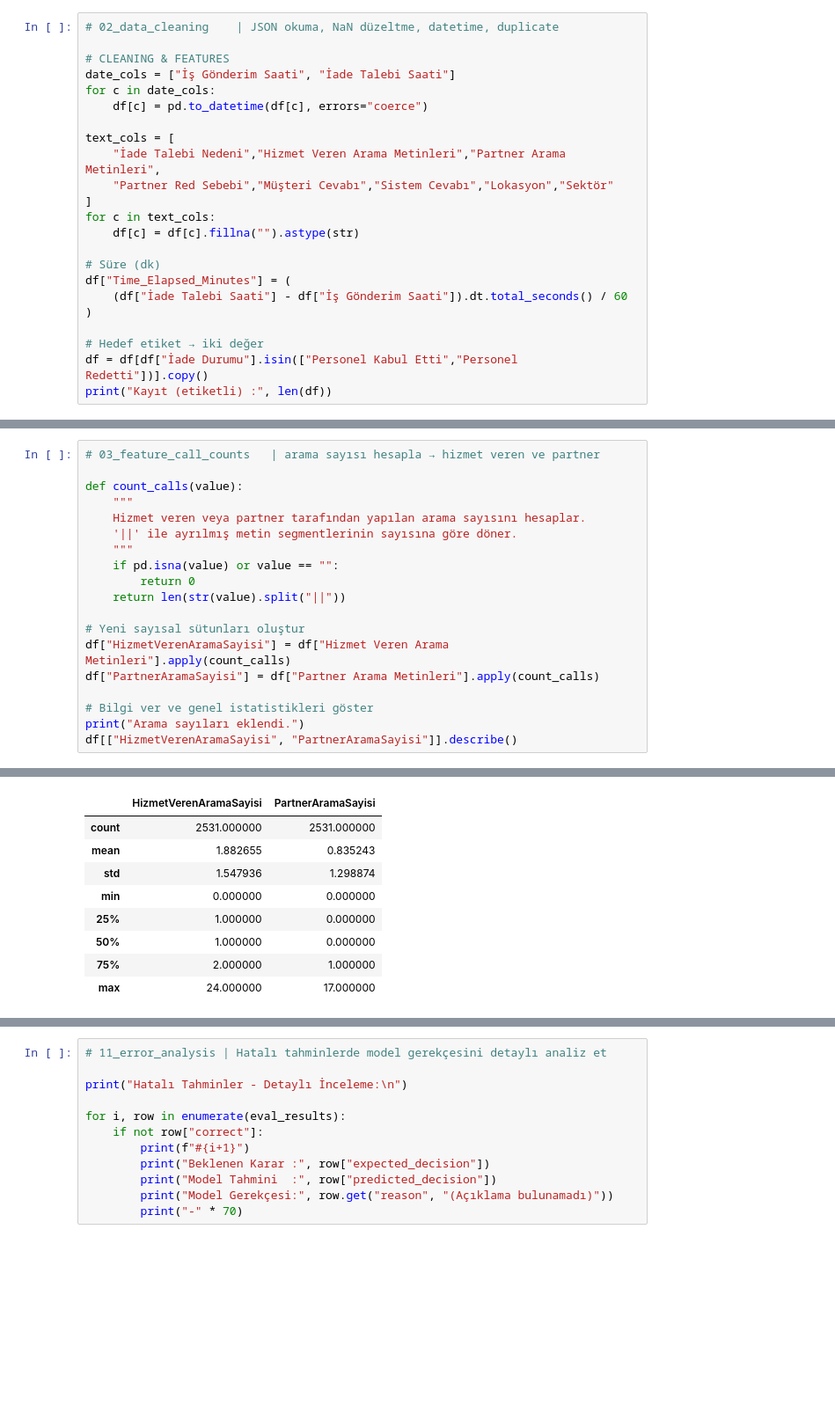
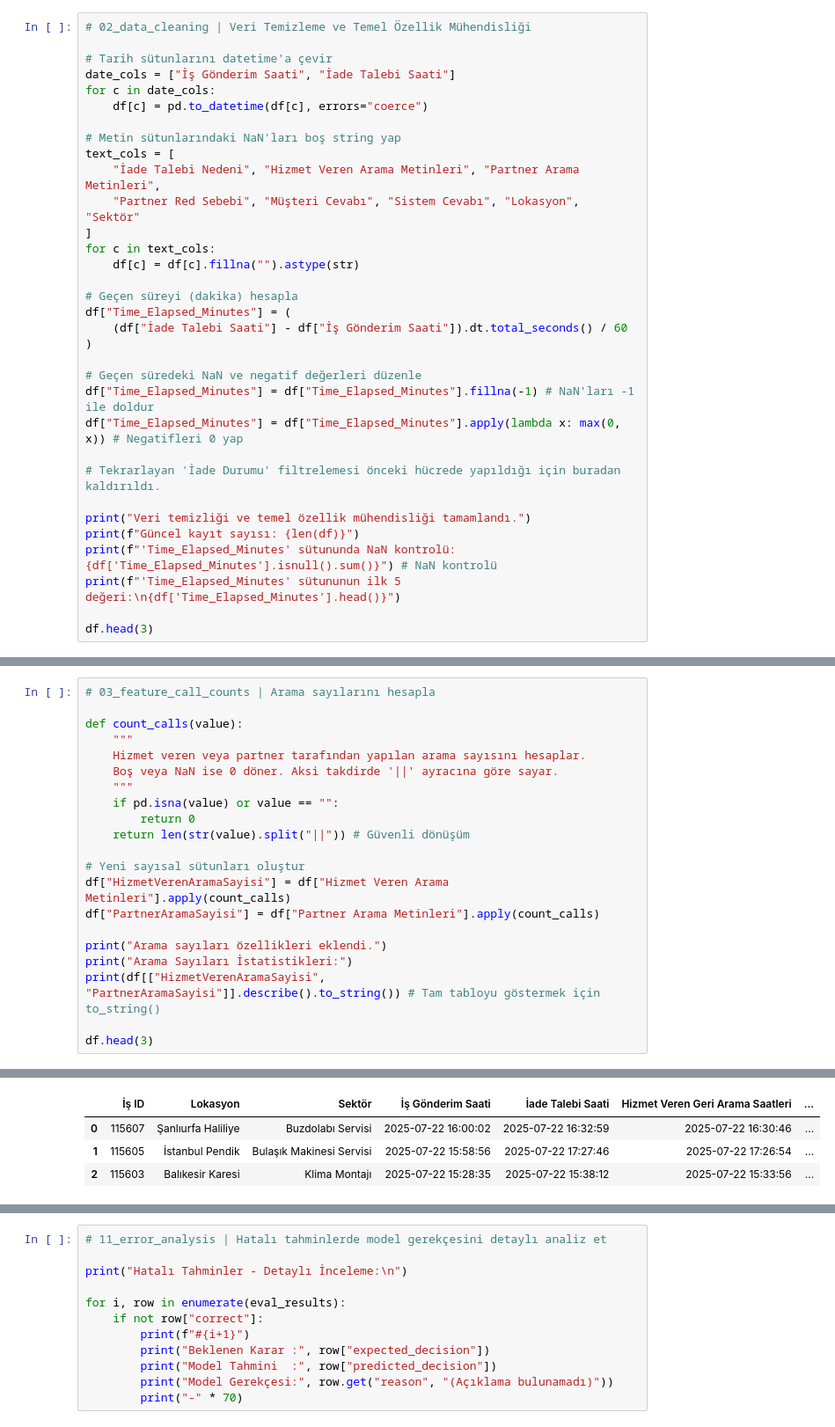
Before and after one commit to berkaybakac/gpt-refund-decision-finetune, a Jupyter notebook: proje_analiz.ipynb, the cells around one changed output, grey strips where cells are left out. Shown at 88% size. Drawn from its saved outputs; the diff is of its cells as text; blank space fills up the shorter version.

```diff
--- a/proje_analiz.ipynb
+++ b/proje_analiz.ipynb
@@ -47,24 +108,34 @@ Veri yüklendi | Kayıt : 3000
 # %%
-# 02_data_cleaning    | JSON okuma, NaN düzeltme, datetime, duplicate
+# 02_data_cleaning | Veri Temizleme ve Temel Özellik Mühendisliği
 
-# CLEANING & FEATURES
+# Tarih sütunlarını datetime'a çevir
 date_cols = ["İş Gönderim Saati", "İade Talebi Saati"]
 for c in date_cols:
     df[c] = pd.to_datetime(df[c], errors="coerce")
 
+# Metin sütunlarındaki NaN'ları boş string yap
 text_cols = [
-    "İade Talebi Nedeni","Hizmet Veren Arama Metinleri","Partner Arama Metinleri",
-    "Partner Red Sebebi","Müşteri Cevabı","Sistem Cevabı","Lokasyon","Sektör"
+    "İade Talebi Nedeni", "Hizmet Veren Arama Metinleri", "Partner Arama Metinleri",
+    "Partner Red Sebebi", "Müşteri Cevabı", "Sistem Cevabı", "Lokasyon", "Sektör"
 ]
 for c in text_cols:
     df[c] = df[c].fillna("").astype(str)
 
-# Süre (dk)
+# Geçen süreyi (dakika) hesapla
 df["Time_Elapsed_Minutes"] = (
     (df["İade Talebi Saati"] - df["İş Gönderim Saati"]).dt.total_seconds() / 60
 )
 
-# Hedef etiket → iki değer
-df = df[df["İade Durumu"].isin(["Personel Kabul Etti","Personel Redetti"])].copy()
-print("Kayıt (etiketli) :", len(df))
+# Geçen süredeki NaN ve negatif değerleri düzenle
+df["Time_Elapsed_Minutes"] = df["Time_Elapsed_Minutes"].fillna(-1) # NaN'ları -1 ile doldur
+df["Time_Elapsed_Minutes"] = df["Time_Elapsed_Minutes"].apply(lambda x: max(0, x)) # Negatifleri 0 yap
+
+# Tekrarlayan 'İade Durumu' filtrelemesi önceki hücrede yapıldığı için buradan kaldırıldı.
+
+print("Veri temizliği ve temel özellik mühendisliği tamamlandı.")
+print(f"Güncel kayıt sayısı: {len(df)}")
+print(f"'Time_Elapsed_Minutes' sütununda NaN kontrolü: {df['Time_Elapsed_Minutes'].isnull().sum()}") # NaN kontrolü
+print(f"'Time_Elapsed_Minutes' sütununun ilk 5 değeri:\n{df['Time_Elapsed_Minutes'].head()}")
+
+df.head(3)
 # %% [output]
@@ -72,20 +156,22 @@ Kayıt (etiketli) : 2531
 # %%
-# 03_feature_call_counts   | arama sayısı hesapla → hizmet veren ve partner
+# 03_feature_call_counts | Arama sayılarını hesapla
 
 def count_calls(value):
     """
     Hizmet veren veya partner tarafından yapılan arama sayısını hesaplar.
-    '||' ile ayrılmış metin segmentlerinin sayısına göre döner.
+    Boş veya NaN ise 0 döner. Aksi takdirde '||' ayracına göre sayar.
     """
     if pd.isna(value) or value == "":
         return 0
-    return len(str(value).split("||"))
+    return len(str(value).split("||")) # Güvenli dönüşüm
 
 # Yeni sayısal sütunları oluştur
 df["HizmetVerenAramaSayisi"] = df["Hizmet Veren Arama Metinleri"].apply(count_calls)
 df["PartnerAramaSayisi"] = df["Partner Arama Metinleri"].apply(count_calls)
 
-# Bilgi ver ve genel istatistikleri göster
-print("Arama sayıları eklendi.")
-df[["HizmetVerenAramaSayisi", "PartnerAramaSayisi"]].describe()
+print("Arama sayıları özellikleri eklendi.")
+print("Arama Sayıları İstatistikleri:")
+print(df[["HizmetVerenAramaSayisi", "PartnerAramaSayisi"]].describe().to_string()) # Tam tabloyu göstermek için to_string()
+
+df.head(3)
 # %% [output]
@@ -93,9 +189,4 @@ Arama sayıları eklendi.
-|  | HizmetVerenAramaSayisi | PartnerAramaSayisi |
-| count | 2531.000000 | 2531.000000 |
-| mean | 1.882655 | 0.835243 |
-| std | 1.547936 | 1.298874 |
-| min | 0.000000 | 0.000000 |
-| 25% | 1.000000 | 0.000000 |
-| 50% | 1.000000 | 0.000000 |
-| 75% | 2.000000 | 1.000000 |
-| max | 24.000000 | 17.000000 |
+|  | İş ID | Lokasyon | Sektör | İş Gönderim Saati | İade Talebi Saati | Hizmet Veren Geri Arama Saatleri | ... |
+| 0 | 115607 | Şanlıurfa Haliliye | Buzdolabı Servisi | 2025-07-22 16:00:02 | 2025-07-22 16:32:59 | 2025-07-22 16:30:46 | ... |
+| 1 | 115605 | İstanbul Pendik | Bulaşık Makinesi Servisi | 2025-07-22 15:58:56 | 2025-07-22 17:27:46 | 2025-07-22 17:26:54 | ... |
+| 2 | 115603 | Balıkesir Karesi | Klima Montajı | 2025-07-22 15:28:35 | 2025-07-22 15:38:12 | 2025-07-22 15:33:56 | ... |
```
Also changed, not shown: parts of 16 cells of this notebook, 1 other file.
